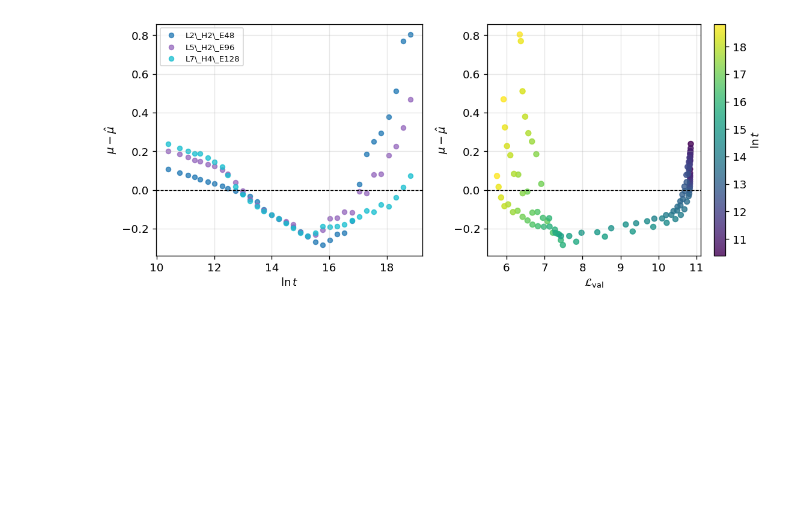
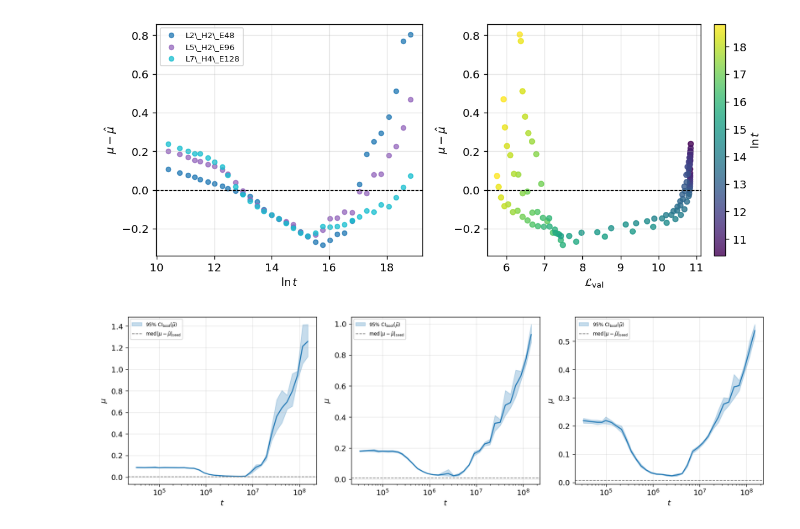
Before and after one commit to andriygav/FromEmpericalToLandscapeComplexity, a Jupyter notebook: code/exp02_few_models_figures.ipynb, the cells around one changed output. Saved outputs shown, nothing was run; the diff lists cells and outputs as text; code cells hidden in the pictures; blank space fills up the shorter version.

```diff
--- a/code/exp02_few_models_figures.ipynb
+++ b/code/exp02_few_models_figures.ipynb
@@ -224,3 +224,50 @@ fig.savefig(out_res, dpi=200, bbox_inches='tight')
 plt.show()
 # %% [output]
 [figure]
+# %%
+RNG = np.random.default_rng(42)
+N_BOOT = 800
+
+_df = pd.read_csv(root + '/artifacts/results_few_models.csv')
+
+
+def boot_mean_ci(vals):
+    vals = np.asarray(vals, dtype=float)
+    n = len(vals)
+    if n == 0:
+        return (float('nan'), float('nan'), float('nan'))
+    mu = float(np.mean(vals))
+    if n == 1:
+        return (mu, mu, mu)
+    idx = RNG.integers(0, n, size=(N_BOOT, n))
+    boots = np.mean(vals[idx], axis=1)
+    return (mu, float(np.quantile(boots, 0.025)), float(np.quantile(boots, 0.975)))
+
+models = sorted(_df['model_id'].unique())
+fig, axes = plt.subplots(1, len(models), figsize=(4.6 * len(models), 4.2), squeeze=False)
+for ax, mid in zip(axes[0], models):
+    sub = _df[_df['model_id'] == mid]
+    glist = []
+    for tok, g in sub.groupby('train_tokens_real'):
+        mu = g['mu_landscape'].to_numpy(float)
+        m, lo, hi = boot_mean_ci(mu)
+        glist.append((float(tok), m, lo, hi, float(np.median(np.abs(mu - np.mean(mu))))))
+    glist.sort(key=lambda x: x[0])
+    t_arr = np.array([x[0] for x in glist])
+    m_arr = np.array([x[1] for x in glist])
+    lo_arr = np.array([x[2] for x in glist])
+    hi_arr = np.array([x[3] for x in glist])
+    med_abs_dev = np.median([x[4] for x in glist])
+    ax.fill_between(t_arr, lo_arr, hi_arr, color='C0', alpha=0.25, label=r'$95\%~\mathrm{CI}_{\mathrm{boot}}(\bar{\mu})$')
+    ax.plot(t_arr, m_arr, color='C0', linewidth=1.5)
+    ax.axhline(med_abs_dev, color='gray', linestyle='--', linewidth=1.0, label=r'$\mathrm{med}\,|\mu-\bar{\mu}|_{\mathrm{seed}}$')
+    ax.set_xscale('log')
+    ax.set_xlabel(r'$t$')
+    ax.set_ylabel(r'$\mu$')
+    ax.grid(True, alpha=0.3)
+    ax.legend(fontsize=7, loc='best')
+fig.tight_layout()
+fig.savefig(root + '/paper/figures/fig_mu_seed_dispersion.png', dpi=220, bbox_inches='tight')
+plt.show()
+# %% [output]
+[figure, added]
```
Also changed, not shown: 6 other files.
